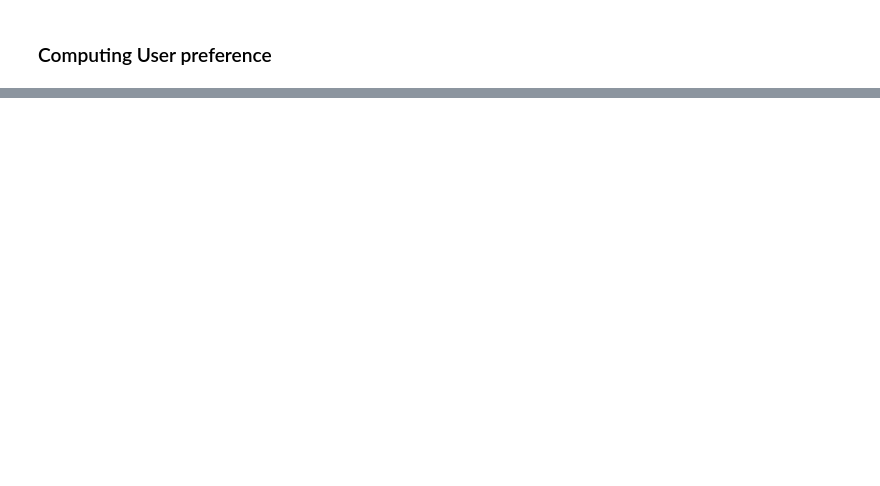
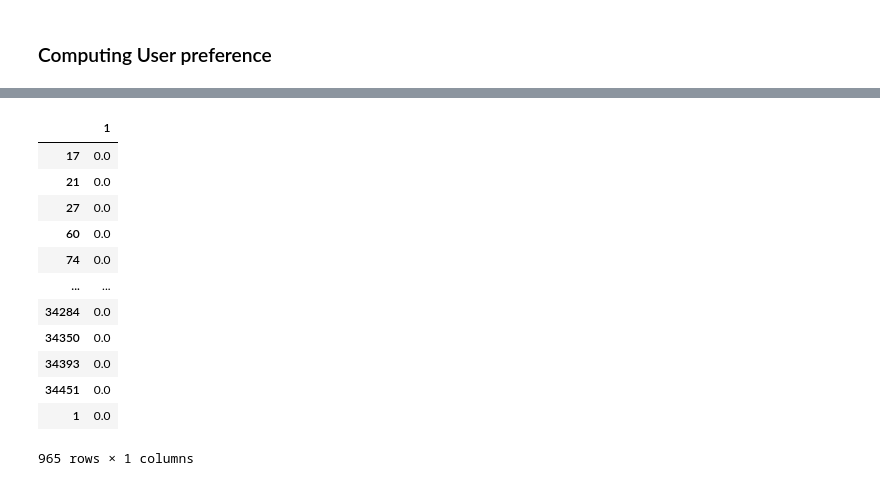
Before and after one commit to aomerkii/Casual_recommender, a Jupyter notebook: content_based_recommender.ipynb, the cells around one changed output, grey strips where cells are left out. Saved outputs shown, nothing was run; the diff lists cells and outputs as text; code cells hidden in the pictures; blank space fills up the shorter version.

```diff
--- a/content_based_recommender.ipynb
+++ b/content_based_recommender.ipynb
@@ -100,0 +123,6 @@ user_metric.loc[customer]=temp.mean(axis=0)
+# %%
+#predict
+pred_df=pd.DataFrame()
+temp2=weight_anime.mul(user_metric.loc[:user_id],axis=1)
+pred_df[user_id]=temp2.sum(axis=1)
+pred_df
@@ -100,0 +131,28 @@ user_metric.loc[customer]=temp.mean(axis=0)
+# %%
+def RecommendAnime(user):
+    user=str(user)
+    user_metric=pd.DataFrame(columns=anime_tf.columns)
+
+    temp=anime_tf.mul(rating_df.loc[:,user],axis=0)
+    user_metric.loc[user]=temp.sum(axis=0)
+
+    pred_df=pd.DataFrame()
+    temp2=weight_anime.mul(user_metric.loc[:user],axis=1)
+    pred_df[user]=temp2.sum(axis=1)
+    return pred_df
+# %%
+RecommendAnime('1')
+# %% [output]
+|  | 1 |
+| 17 | 0.0 |
+| 21 | 0.0 |
+| 27 | 0.0 |
+| 60 | 0.0 |
+| 74 | 0.0 |
+| ... | ... |
+| 34284 | 0.0 |
+| 34350 | 0.0 |
+| 34393 | 0.0 |
+| 34451 | 0.0 |
+| 1 | 0.0 |
+965 rows × 1 columns
```
Also changed, not shown: parts of 13 cells of this notebook.
